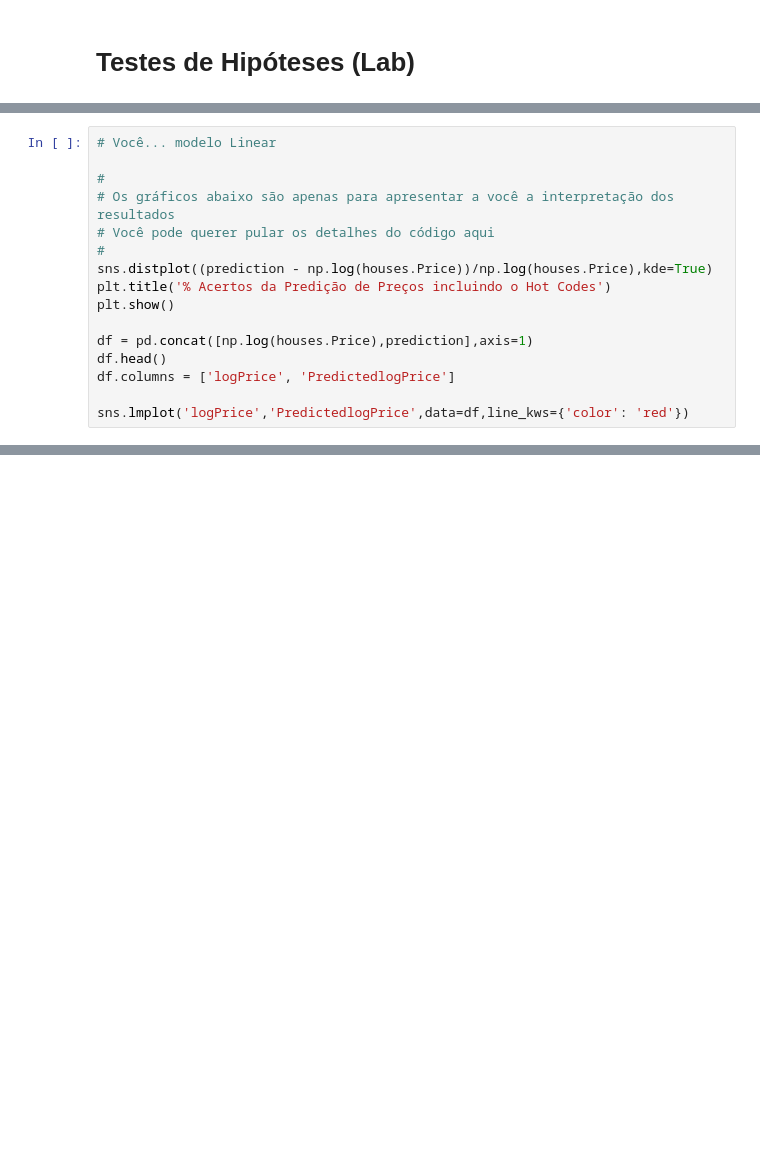
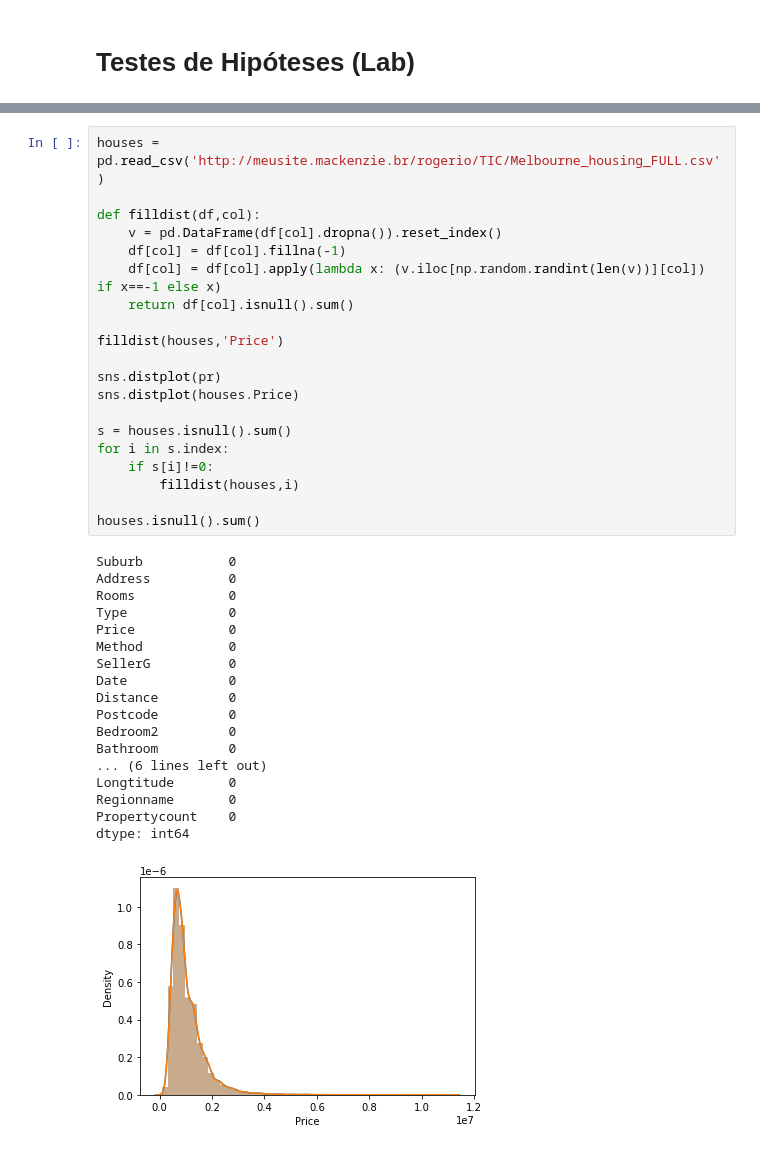
Before and after one commit to Rogerio-mack/Ciencia-de-Dados-e-Aprendizado-de-Maquina, a Jupyter notebook: ACD_T3_Testes_de_Hipoteses_Lab.ipynb, the cells around one changed output, grey strips where cells are left out. Cells and saved outputs as stored; diff of their text form; blank space fills up the shorter version.

```diff
--- a/ACD_T3_Testes_de_Hipoteses_Lab.ipynb
+++ b/ACD_T3_Testes_de_Hipoteses_Lab.ipynb
@@ -446,16 +57,0 @@ Name: 2, dtype: object
-# %%
-# Você... modelo Linear
-
-#
-# Os gráficos abaixo são apenas para apresentar a você a interpretação dos resultados
-# Você pode querer pular os detalhes do código aqui
-#
-sns.distplot((prediction - np.log(houses.Price))/np.log(houses.Price),kde=True)
-plt.title('% Acertos da Predição de Preços incluindo o Hot Codes')
-plt.show()
-
-df = pd.concat([np.log(houses.Price),prediction],axis=1)
-df.head()
-df.columns = ['logPrice', 'PredictedlogPrice']
-
-sns.lmplot('logPrice','PredictedlogPrice',data=df,line_kws={'color': 'red'})
@@ -496,0 +62,39 @@ Veja o `R-Square` e `sns.lmplot()` produzidos no último modelo e verifique que
+# %%
+houses = pd.read_csv('http://meusite.mackenzie.br/rogerio/TIC/Melbourne_housing_FULL.csv')
+
+def filldist(df,col):
+    v = pd.DataFrame(df[col].dropna()).reset_index()
+    df[col] = df[col].fillna(-1)
+    df[col] = df[col].apply(lambda x: (v.iloc[np.random.randint(len(v))][col]) if x==-1 else x)
+    return df[col].isnull().sum()
+
+filldist(houses,'Price')
+
+sns.distplot(pr)
+sns.distplot(houses.Price)
+
+s = houses.isnull().sum()
+for i in s.index:
+    if s[i]!=0:
+        filldist(houses,i)
+
+houses.isnull().sum()
+# %% [output]
+Suburb           0
+Address          0
+Rooms            0
+Type             0
+Price            0
+Method           0
+SellerG          0
+Date             0
+Distance         0
+Postcode         0
+Bedroom2         0
+Bathroom         0
+... (6 lines left out)
+Longtitude       0
+Regionname       0
+Propertycount    0
+dtype: int64
+[figure, added]
```
Also changed, not shown: parts of 61 cells of this notebook.
